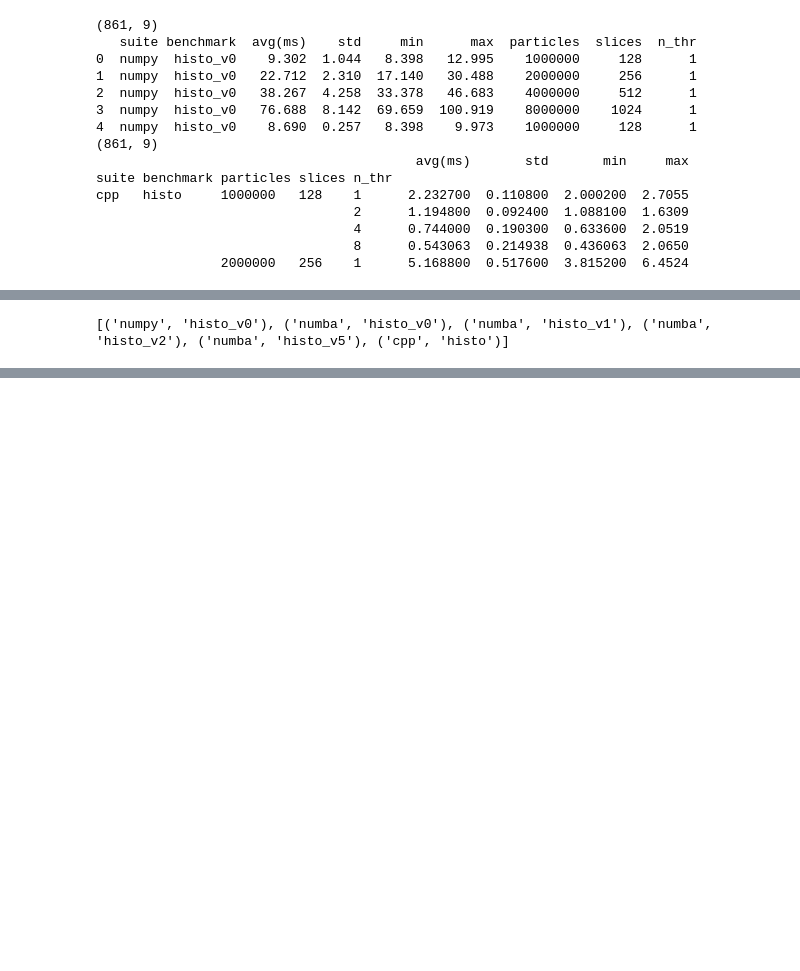
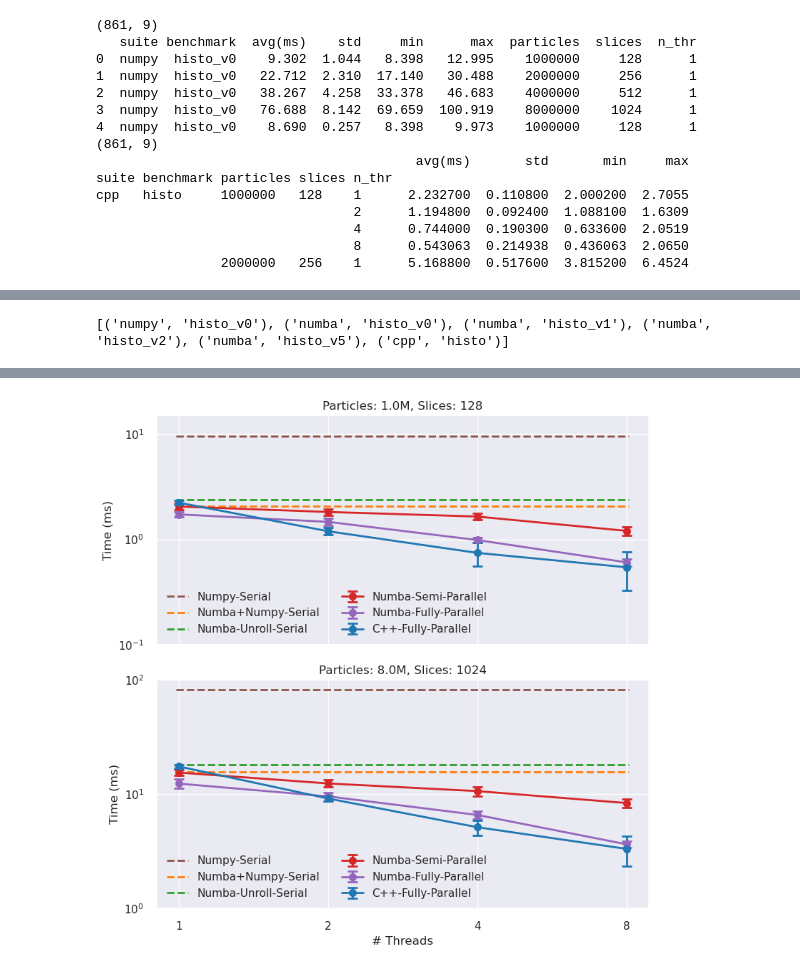
Before and after one commit to kiliakis/cpp-numba-blond-bench, a Jupyter notebook: plot-dse-parts-threads-suites-functions.ipynb, the cells around one changed output, grey strips where cells are left out. Drawn from its saved outputs; the diff is of its cells as text; code cells hidden in the pictures; blank space fills up the shorter version.

Commit message:
adds new plots

```diff
--- a/plot-dse-parts-threads-suites-functions.ipynb
+++ b/plot-dse-parts-threads-suites-functions.ipynb
@@ -187,8 +186,8 @@ for n_particles, n_slices, ax in zip([1000000, 8000000], [128, 1024], axes.flat)
         if n_vals == 1:
             plt.axhline(y[0], xmin=0.04, xmax=0.96, ls='--', lw=2, color=colors[key], label=version_names[key])
         else:
-            plt.errorbar(x, y, yerr=np.minimum(yerr, y), fmt='-o', label=version_names[key],
-                        lw=2, markersize=10, capsize=5, capthick=2, color=colors[key])
+            plt.errorbar(x, y, yerr=np.minimum(yerr, y), marker='o', label=version_names[key],
+                        lw=2, markersize=8, capsize=5, capthick=2, color=colors[key])
 
     # enable y grid lines
     ax.set_yscale('log')
@@ -212,0 +210 @@ plt.show()
+[figure, added]
```
Also changed, not shown: parts of 2 cells of this notebook, 7 other files.
